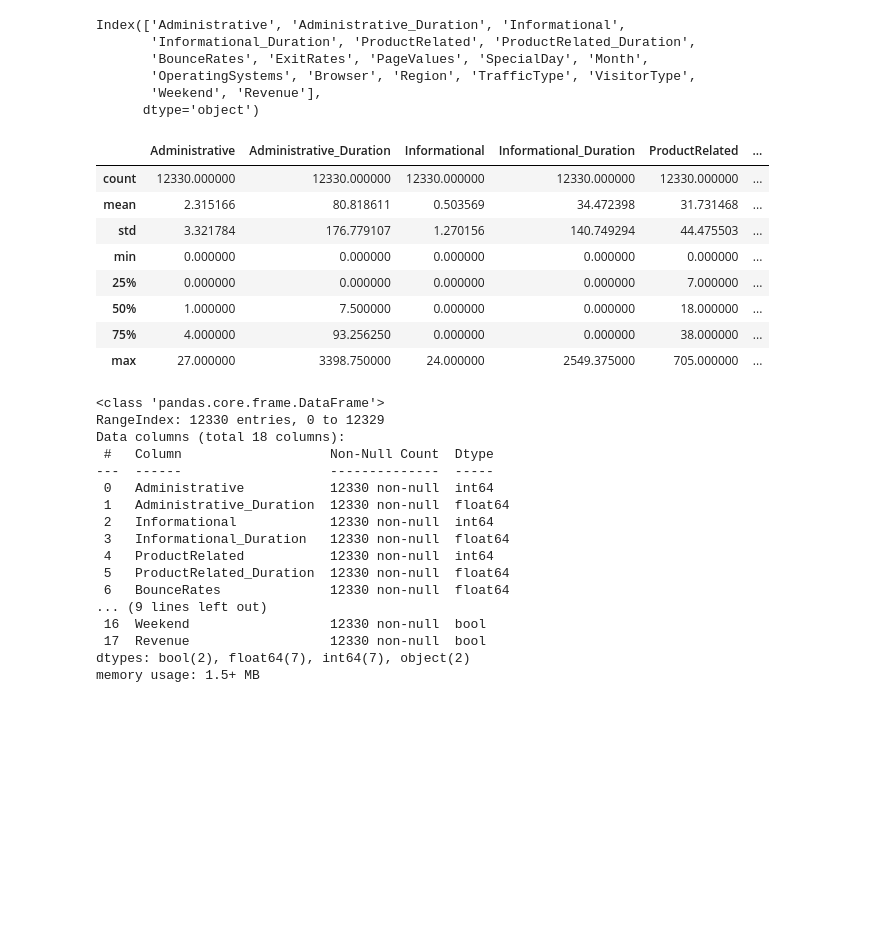
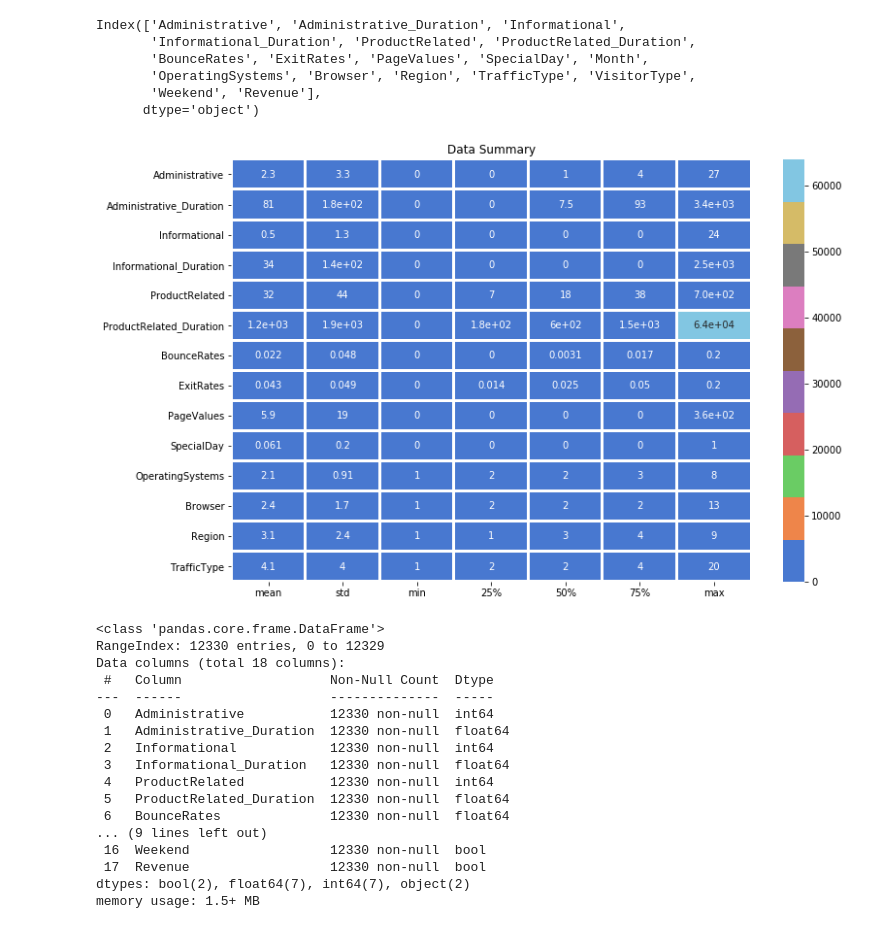
Before and after one commit to SepidehMohammadi/Capstone_python, a Jupyter notebook: loading the data, creating matrix of feauters and dependent variable vector.ipynb, the cells around one changed output. Drawn from its saved outputs; the diff is of its cells as text; code cells hidden in the pictures; blank space fills up the shorter version.

```diff
--- a/loading the data, creating matrix of feauters and dependent variable vector.ipynb
+++ b/loading the data, creating matrix of feauters and dependent variable vector.ipynb
@@ -47,18 +50,15 @@ Index(['Administrative', 'Administrative_Duration', 'Informational',
        'OperatingSystems', 'Browser', 'Region', 'TrafficType', 'VisitorType',
        'Weekend', 'Revenue'],
       dtype='object')
-# %%
-OSHIdf.describe()
-# %% [output]
-|  | Administrative | Administrative_Duration | Informational | Informational_Duration | ProductRelated | ... |
-| count | 12330.000000 | 12330.000000 | 12330.000000 | 12330.000000 | 12330.000000 | ... |
-| mean | 2.315166 | 80.818611 | 0.503569 | 34.472398 | 31.731468 | ... |
-| std | 3.321784 | 176.779107 | 1.270156 | 140.749294 | 44.475503 | ... |
-| min | 0.000000 | 0.000000 | 0.000000 | 0.000000 | 0.000000 | ... |
-| 25% | 0.000000 | 0.000000 | 0.000000 | 0.000000 | 7.000000 | ... |
-| 50% | 1.000000 | 7.500000 | 0.000000 | 0.000000 | 18.000000 | ... |
-| 75% | 4.000000 | 93.256250 | 0.000000 | 0.000000 | 38.000000 | ... |
-| max | 27.000000 | 3398.750000 | 24.000000 | 2549.375000 | 705.000000 | ... |
+# %%
+plt.figure(figsize = (12,8))
+sns.heatmap(OSHIdf.describe()[1:].transpose(),
+            annot=True,linecolor = "w",
+            linewidth=2, cmap=sns.color_palette("muted"))
+plt.title("Data Summary")
+plt.show()
+# %% [output]
+[figure, added]
 # %%
 OSHIdf.info()
 # %% [output]
```
Also changed, not shown: parts of 1 cell of this notebook, 2 other files.
